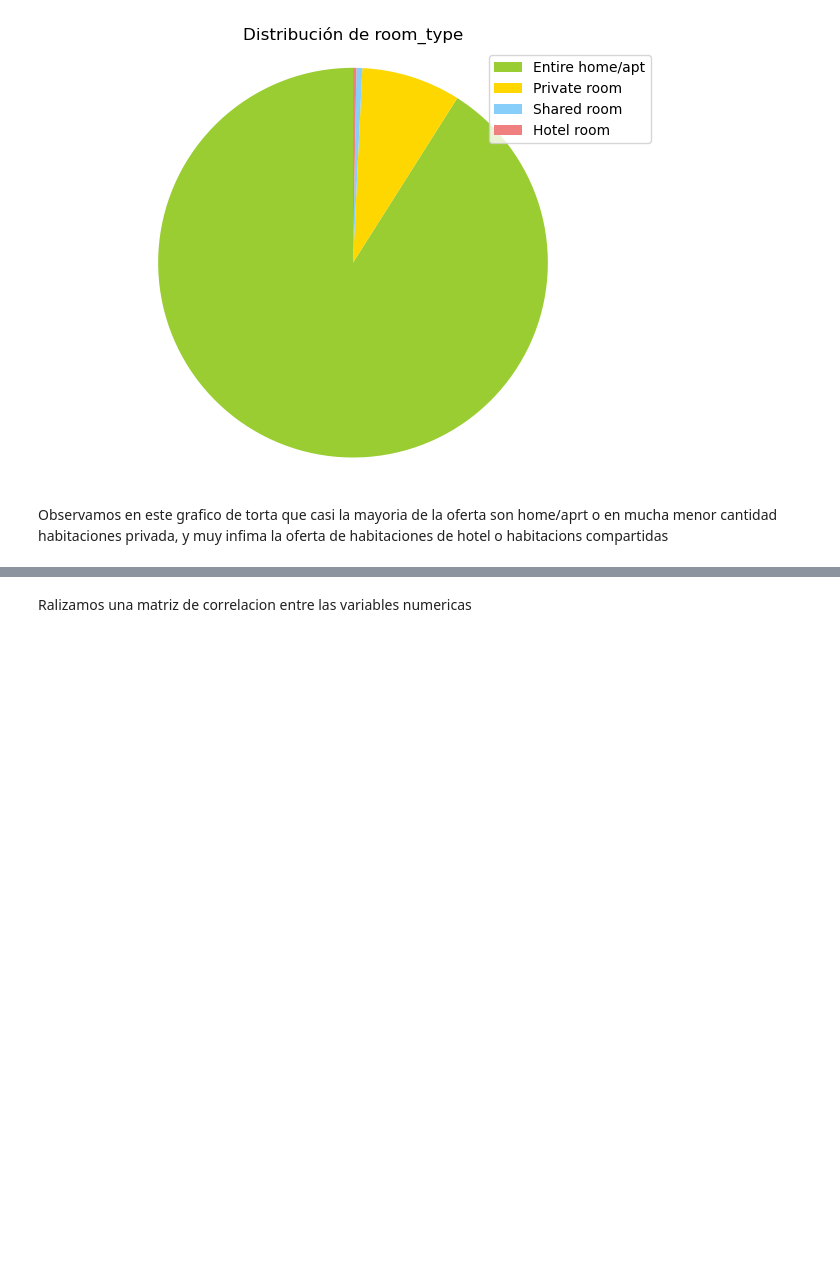
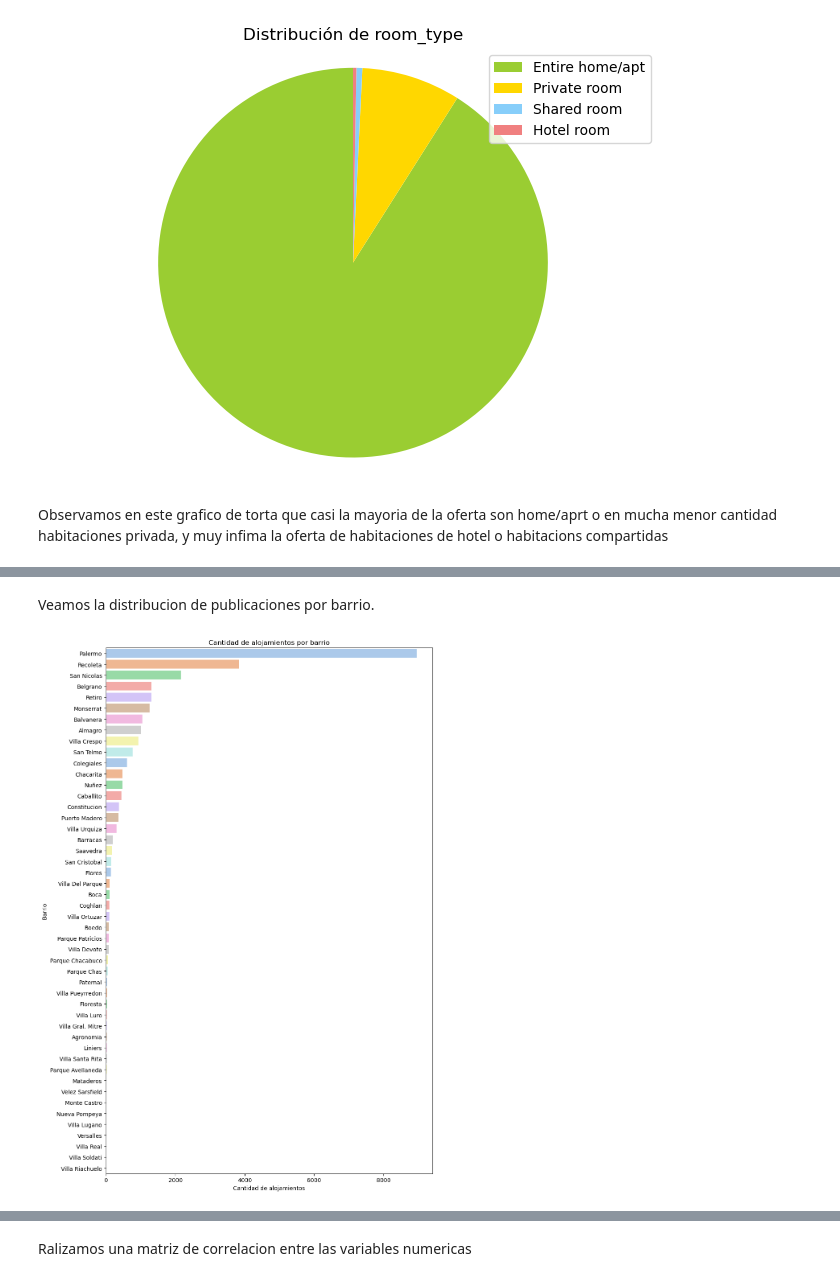
Before and after one commit to gonza29811/TP-analisis-de-datos, a Jupyter notebook: AirBnB.ipynb, the cells around one changed output, grey strips where cells are left out. Drawn from its saved outputs; the diff is of its cells as text; code cells hidden in the pictures; blank space fills up the shorter version.

```diff
--- a/AirBnB.ipynb
+++ b/AirBnB.ipynb
@@ -265,0 +362,20 @@ Observamos en este grafico de torta que casi la mayoria de la oferta son home/ap
+# %% [markdown]
+Veamos la distribucion de publicaciones por barrio.
+# %%
+plt.figure(figsize=(10, 14))
+
+neighbourhood_counts = df['neighbourhood'].value_counts()
+
+sns.barplot(x=neighbourhood_counts.values,
+            y=neighbourhood_counts.index,
+            hue=neighbourhood_counts.index,
+            legend=False,
+            palette='pastel')
+
+plt.title('Cantidad de alojamientos por barrio')
+plt.xlabel('Cantidad de alojamientos')
+plt.ylabel('Barrio')
+plt.tight_layout()
+plt.show()
+# %% [output]
+[figure, added]
```
Also changed, not shown: parts of 58 cells of this notebook.
